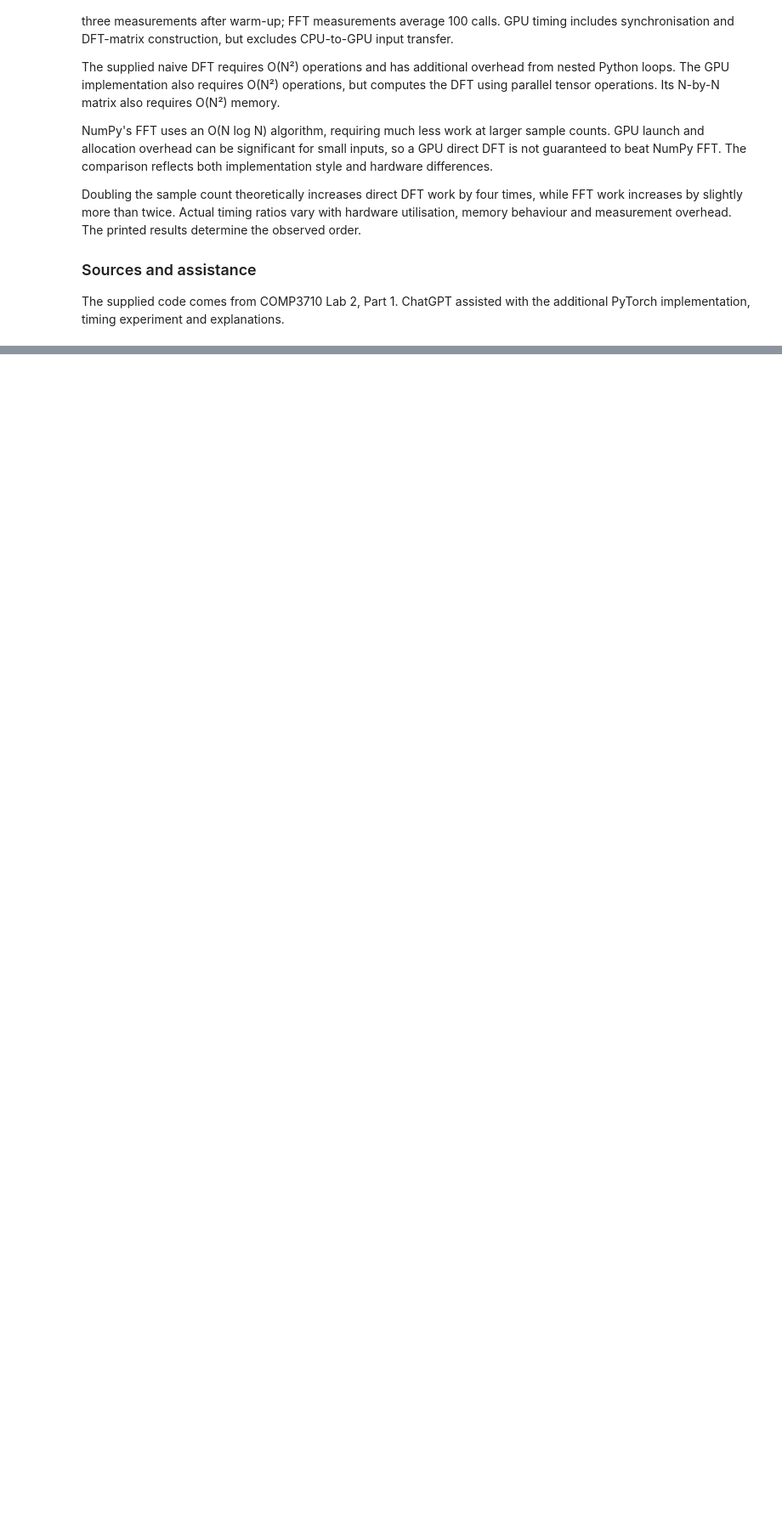
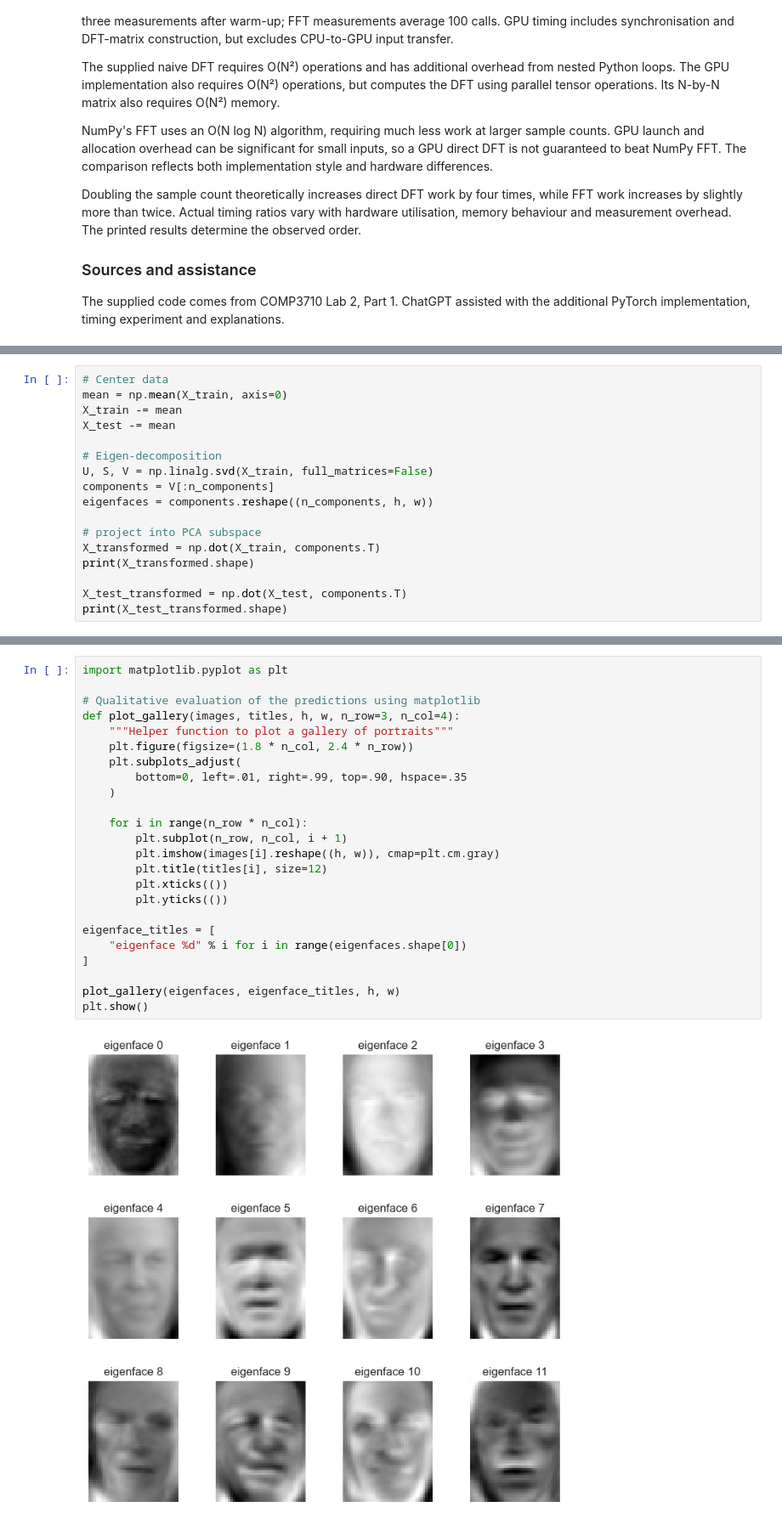
Before and after one commit to izzydharma/comp3710_lab2, a Jupyter notebook: lab2.ipynb, the cells around one changed output, grey strips where cells are left out. Shown at 85% size. Drawn from its saved outputs; the diff is of its cells as text; blank space fills up the shorter version.

```diff
--- a/lab2.ipynb
+++ b/lab2.ipynb
@@ -415,0 +461,17 @@ the additional PyTorch implementation, timing experiment and explanations.
+# %%
+# Center data
+mean = np.mean(X_train, axis=0)
+X_train -= mean
+X_test -= mean
+
+# Eigen-decomposition
+U, S, V = np.linalg.svd(X_train, full_matrices=False)
+components = V[:n_components]
+eigenfaces = components.reshape((n_components, h, w))
+
+# project into PCA subspace
+X_transformed = np.dot(X_train, components.T)
+print(X_transformed.shape)
+
+X_test_transformed = np.dot(X_test, components.T)
+print(X_test_transformed.shape)
@@ -415,0 +481,26 @@ the additional PyTorch implementation, timing experiment and explanations.
+# %%
+import matplotlib.pyplot as plt
+
+# Qualitative evaluation of the predictions using matplotlib
+def plot_gallery(images, titles, h, w, n_row=3, n_col=4):
+    """Helper function to plot a gallery of portraits"""
+    plt.figure(figsize=(1.8 * n_col, 2.4 * n_row))
+    plt.subplots_adjust(
+        bottom=0, left=.01, right=.99, top=.90, hspace=.35
+    )
+
+    for i in range(n_row * n_col):
+        plt.subplot(n_row, n_col, i + 1)
+        plt.imshow(images[i].reshape((h, w)), cmap=plt.cm.gray)
+        plt.title(titles[i], size=12)
+        plt.xticks(())
+        plt.yticks(())
+
+eigenface_titles = [
+    "eigenface %d" % i for i in range(eigenfaces.shape[0])
+]
+
+plot_gallery(eigenfaces, eigenface_titles, h, w)
+plt.show()
+# %% [output]
+[figure, added]
```
Also changed, not shown: parts of 16 cells of this notebook.
